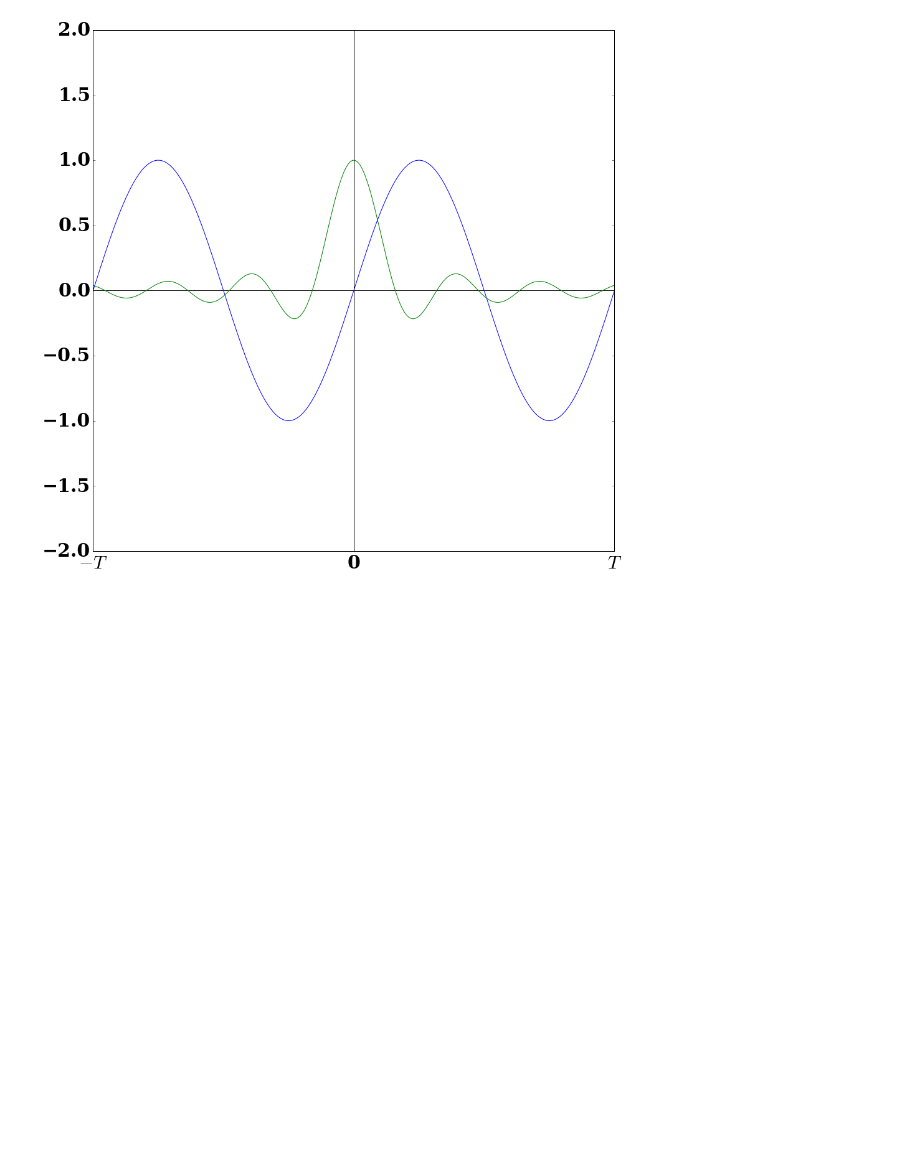
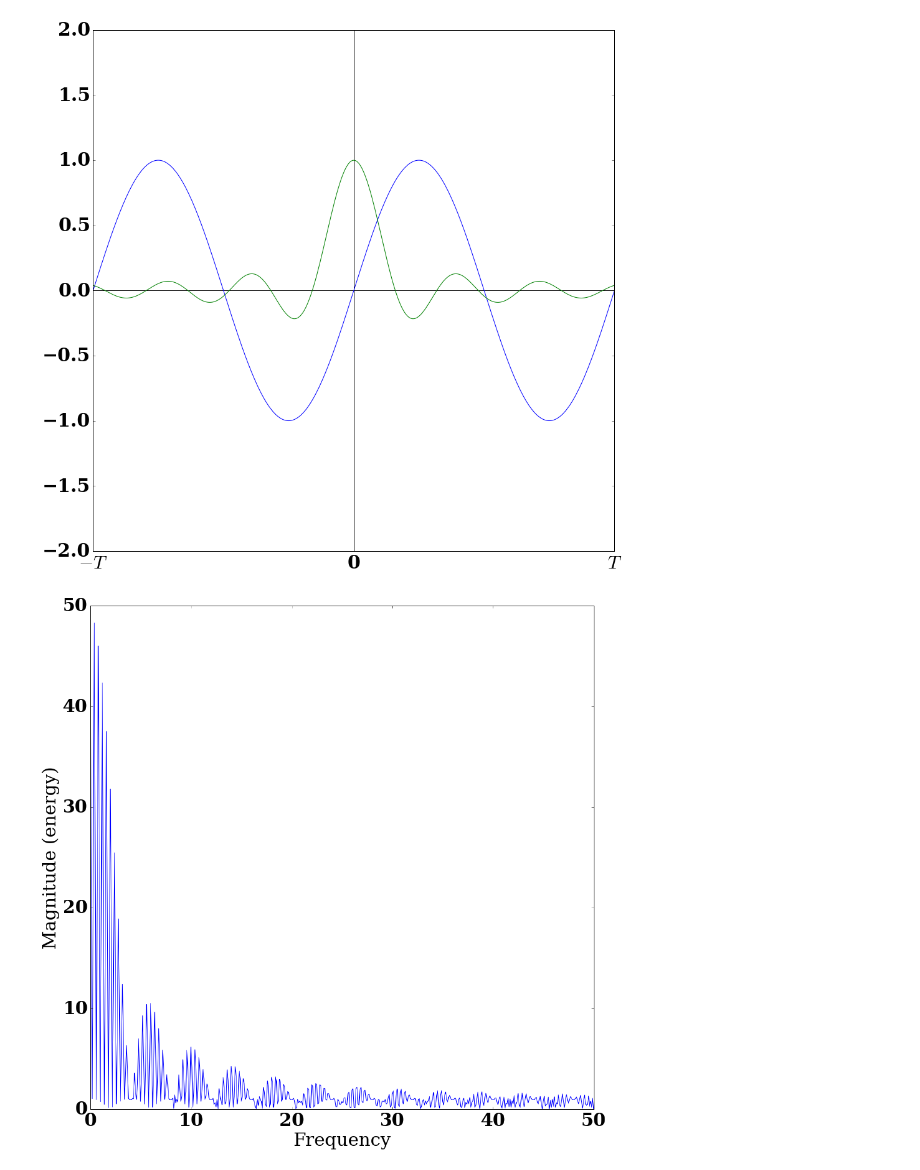
Before and after one commit to my-snippet/etc, a Jupyter notebook: AC-analysis/Fourier-Series/odd-function/square_wave.ipynb, the cells around one changed output. Saved outputs shown, nothing was run; the diff lists cells and outputs as text; code cells hidden in the pictures; blank space fills up the shorter version.

Commit message:
add odd_square_fft.ipynb

```diff
--- a/AC-analysis/Fourier-Series/odd-function/square_wave.ipynb
+++ b/AC-analysis/Fourier-Series/odd-function/square_wave.ipynb
@@ -160,3 +160,19 @@ plt.plot(t, sinc(2 * np.pi * t))
 # %% [output]
 [<matplotlib.lines.Line2D at 0x...>]
 [figure]
+# %%
+import matplotlib.pyplot as plt
+import numpy as np
+
+
+figure(figsize=(15,15))
+
+dt = 0.01
+Fs = 1/dt
+plt.xlim(0, Fs/2)
+
+
+plt.magnitude_spectrum(make_square_odd(duty=0.1), Fs=Fs)#plot(t,sq, t,sqwave)
+plt.show()
+# %% [output]
+[figure, added]
```
Also changed, not shown: parts of 18 cells of this notebook, 2 other files.
